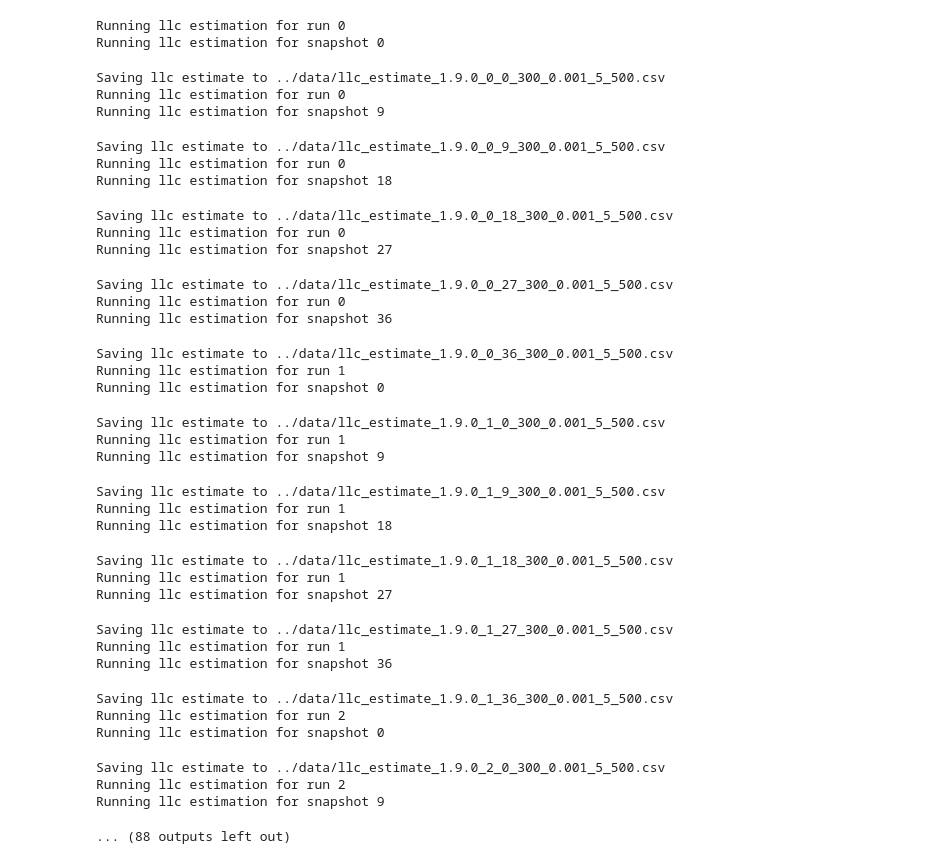
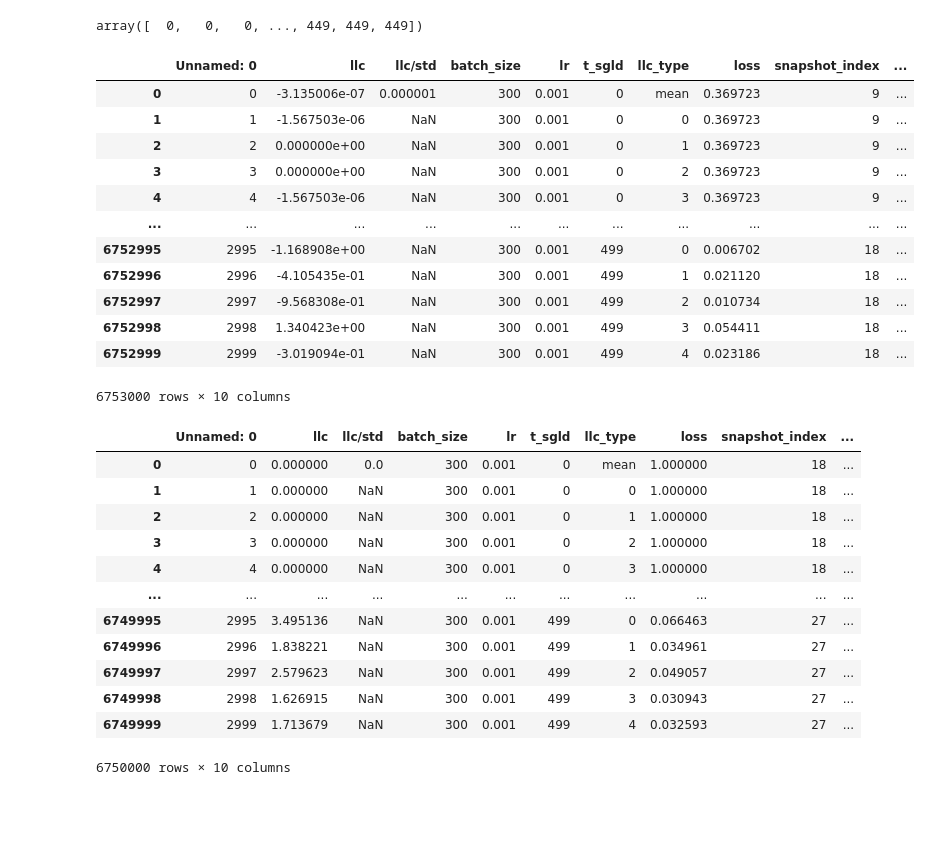
Before and after one commit to anogassis/tms-sparsity, a Jupyter notebook: notebooks/visualize_experiments.ipynb, the cells around one changed output. Cells and saved outputs as stored; diff of their text form; code cells hidden in the pictures; blank space fills up the shorter version.

```diff
--- a/notebooks/visualize_experiments.ipynb
+++ b/notebooks/visualize_experiments.ipynb
@@ -13,41 +13,5 @@ version = "1.9.0"
 data_path = "../data"
 results = load_results(data_path, version)
 
-llc_estimates = estimate_llc(results, version)
+# llc_estimates = estimate_llc(results, version)
+llc_estimates = get_llc_data(results, version, data_path)
-# %% [output]
-Running llc estimation for run 0
-Running llc estimation for snapshot 0
-Saving llc estimate to ../data/llc_estimate_1.9.0_0_0_300_0.001_5_500.csv
-Running llc estimation for run 0
-Running llc estimation for snapshot 9
-Saving llc estimate to ../data/llc_estimate_1.9.0_0_9_300_0.001_5_500.csv
-Running llc estimation for run 0
-Running llc estimation for snapshot 18
-Saving llc estimate to ../data/llc_estimate_1.9.0_0_18_300_0.001_5_500.csv
-Running llc estimation for run 0
-Running llc estimation for snapshot 27
-Saving llc estimate to ../data/llc_estimate_1.9.0_0_27_300_0.001_5_500.csv
-Running llc estimation for run 0
-Running llc estimation for snapshot 36
-Saving llc estimate to ../data/llc_estimate_1.9.0_0_36_300_0.001_5_500.csv
-Running llc estimation for run 1
-Running llc estimation for snapshot 0
-Saving llc estimate to ../data/llc_estimate_1.9.0_1_0_300_0.001_5_500.csv
-Running llc estimation for run 1
-Running llc estimation for snapshot 9
-Saving llc estimate to ../data/llc_estimate_1.9.0_1_9_300_0.001_5_500.csv
-Running llc estimation for run 1
-Running llc estimation for snapshot 18
-Saving llc estimate to ../data/llc_estimate_1.9.0_1_18_300_0.001_5_500.csv
-Running llc estimation for run 1
-Running llc estimation for snapshot 27
-Saving llc estimate to ../data/llc_estimate_1.9.0_1_27_300_0.001_5_500.csv
-Running llc estimation for run 1
-Running llc estimation for snapshot 36
-Saving llc estimate to ../data/llc_estimate_1.9.0_1_36_300_0.001_5_500.csv
-Running llc estimation for run 2
-Running llc estimation for snapshot 0
-Saving llc estimate to ../data/llc_estimate_1.9.0_2_0_300_0.001_5_500.csv
-Running llc estimation for run 2
-Running llc estimation for snapshot 9
-... (88 outputs left out)
@@ -54 +25,5 @@ Running llc estimation for snapshot 9
+# %%
+llc_estimates["index"].values
+# %% [output]
+array([  0,   0,   0, ..., 449, 449, 449])
 # %%
@@ -106 +84,33 @@ def compare_dataframes_and_results(df_results_pairs, positions = [9, 18, 27, 36,
             plt.show()
+# %%
+llc_estimates
+# %% [output]
+|  | Unnamed: 0 | llc | llc/std | batch_size | lr | t_sgld | llc_type | loss | snapshot_index | ... |
+| 0 | 0 | -3.135006e-07 | 0.000001 | 300 | 0.001 | 0 | mean | 0.369723 | 9 | ... |
+| 1 | 1 | -1.567503e-06 | NaN | 300 | 0.001 | 0 | 0 | 0.369723 | 9 | ... |
+| 2 | 2 | 0.000000e+00 | NaN | 300 | 0.001 | 0 | 1 | 0.369723 | 9 | ... |
+| 3 | 3 | 0.000000e+00 | NaN | 300 | 0.001 | 0 | 2 | 0.369723 | 9 | ... |
+| 4 | 4 | -1.567503e-06 | NaN | 300 | 0.001 | 0 | 3 | 0.369723 | 9 | ... |
+| ... | ... | ... | ... | ... | ... | ... | ... | ... | ... | ... |
+| 6752995 | 2995 | -1.168908e+00 | NaN | 300 | 0.001 | 499 | 0 | 0.006702 | 18 | ... |
+| 6752996 | 2996 | -4.105435e-01 | NaN | 300 | 0.001 | 499 | 1 | 0.021120 | 18 | ... |
+| 6752997 | 2997 | -9.568308e-01 | NaN | 300 | 0.001 | 499 | 2 | 0.010734 | 18 | ... |
+| 6752998 | 2998 | 1.340423e+00 | NaN | 300 | 0.001 | 499 | 3 | 0.054411 | 18 | ... |
+| 6752999 | 2999 | -3.019094e-01 | NaN | 300 | 0.001 | 499 | 4 | 0.023186 | 18 | ... |
+6753000 rows × 10 columns
+# %%
+llc_estimates2
+# %% [output]
+|  | Unnamed: 0 | llc | llc/std | batch_size | lr | t_sgld | llc_type | loss | snapshot_index | ... |
+| 0 | 0 | 0.000000 | 0.0 | 300 | 0.001 | 0 | mean | 1.000000 | 18 | ... |
+| 1 | 1 | 0.000000 | NaN | 300 | 0.001 | 0 | 0 | 1.000000 | 18 | ... |
+| 2 | 2 | 0.000000 | NaN | 300 | 0.001 | 0 | 1 | 1.000000 | 18 | ... |
+| 3 | 3 | 0.000000 | NaN | 300 | 0.001 | 0 | 2 | 1.000000 | 18 | ... |
+| 4 | 4 | 0.000000 | NaN | 300 | 0.001 | 0 | 3 | 1.000000 | 18 | ... |
+| ... | ... | ... | ... | ... | ... | ... | ... | ... | ... | ... |
+| 6749995 | 2995 | 3.495136 | NaN | 300 | 0.001 | 499 | 0 | 0.066463 | 27 | ... |
+| 6749996 | 2996 | 1.838221 | NaN | 300 | 0.001 | 499 | 1 | 0.034961 | 27 | ... |
+| 6749997 | 2997 | 2.579623 | NaN | 300 | 0.001 | 499 | 2 | 0.049057 | 27 | ... |
+| 6749998 | 2998 | 1.626915 | NaN | 300 | 0.001 | 499 | 3 | 0.030943 | 27 | ... |
+| 6749999 | 2999 | 1.713679 | NaN | 300 | 0.001 | 499 | 4 | 0.032593 | 27 | ... |
+6750000 rows × 10 columns
```
Also changed, not shown: parts of 7 cells of this notebook.
